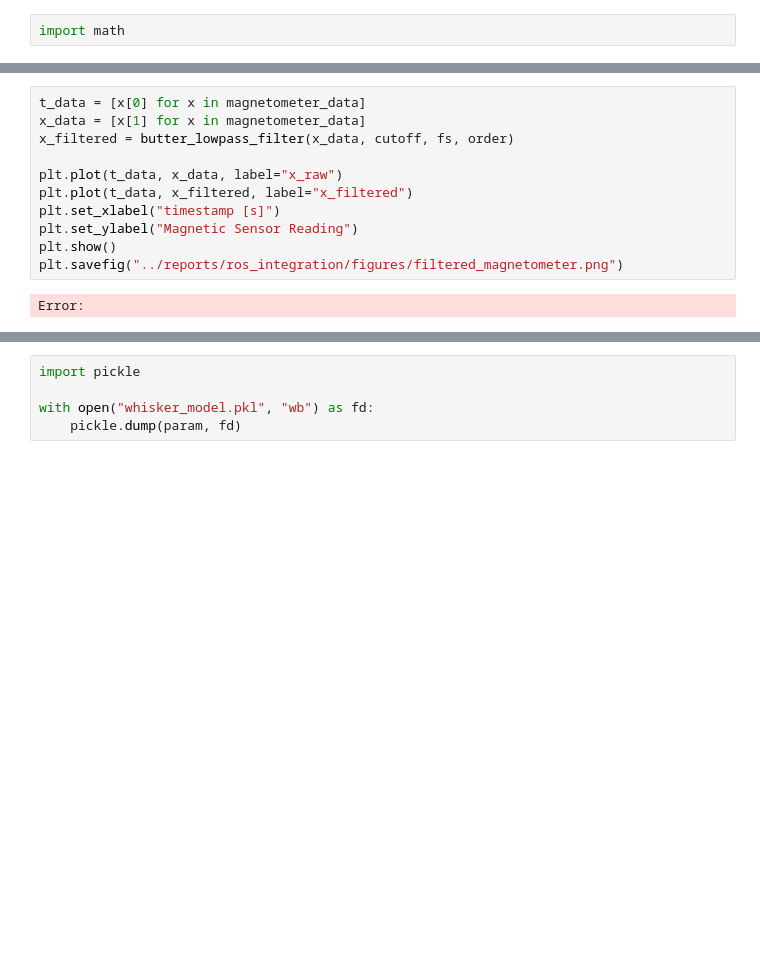
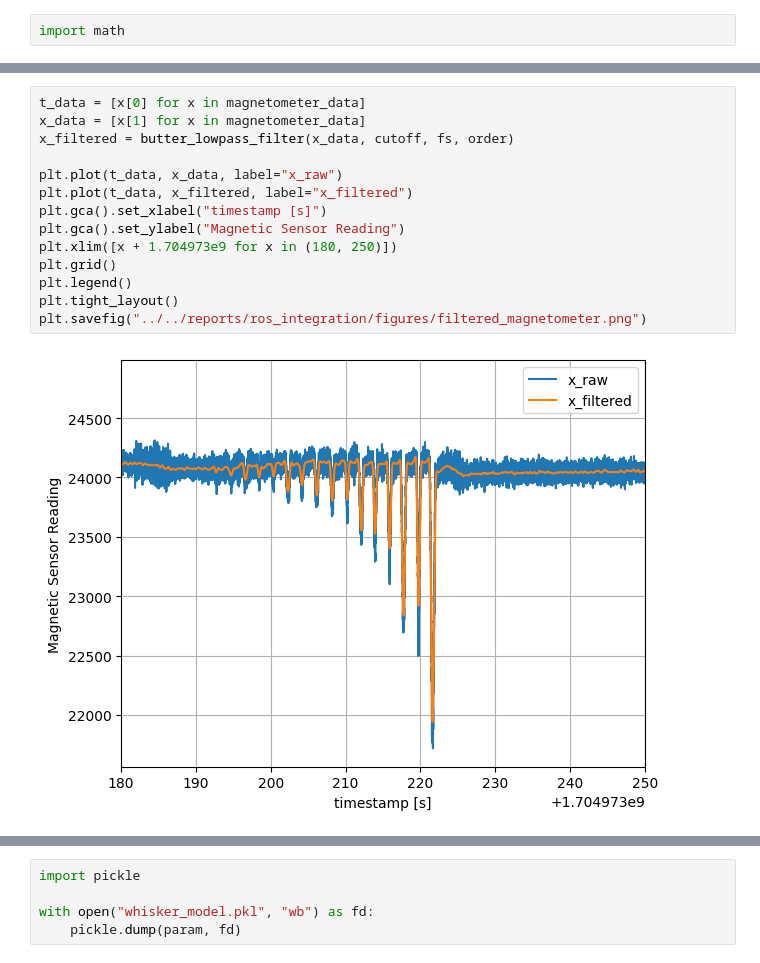
Before and after one commit to FoR-Group1/OpenWhisker, a Jupyter notebook: whisker_driver_ros2/scripts/data_analysis.ipynb, the cells around one changed output, grey strips where cells are left out. Drawn from its saved outputs; the diff is of its cells as text; blank space fills up the shorter version.

```diff
--- a/whisker_driver_ros2/scripts/data_analysis.ipynb
+++ b/whisker_driver_ros2/scripts/data_analysis.ipynb
@@ -87,16 +93,19 @@ Error:
 # %%
 t_data = [x[0] for x in magnetometer_data]
 x_data = [x[1] for x in magnetometer_data]
 x_filtered = butter_lowpass_filter(x_data, cutoff, fs, order)
 
 plt.plot(t_data, x_data, label="x_raw")
 plt.plot(t_data, x_filtered, label="x_filtered")
-plt.set_xlabel("timestamp [s]")
-plt.set_ylabel("Magnetic Sensor Reading")
-plt.show()
-plt.savefig("../reports/ros_integration/figures/filtered_magnetometer.png")
+plt.gca().set_xlabel("timestamp [s]")
+plt.gca().set_ylabel("Magnetic Sensor Reading")
+plt.xlim([x + 1.704973e9 for x in (180, 250)])
+plt.grid()
+plt.legend()
+plt.tight_layout()
+plt.savefig("../../reports/ros_integration/figures/filtered_magnetometer.png")
 # %% [output]
-Error:
+[figure, added]
 # %%
 # get gradient of sensor data
 import numpy as np
```
Also changed, not shown: parts of 11 cells of this notebook, 1 other file.
